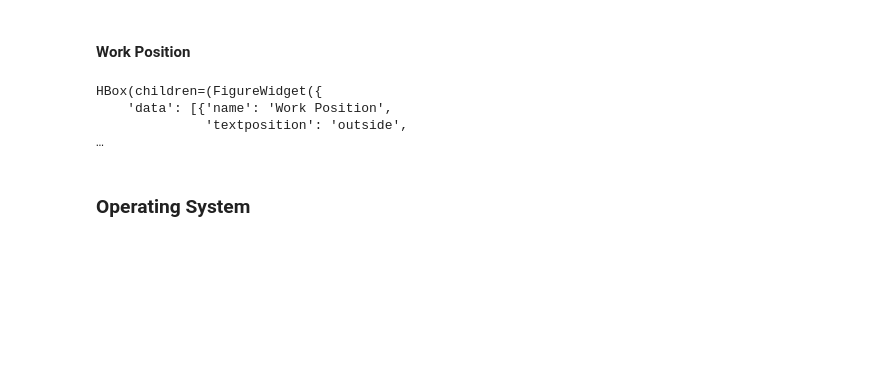
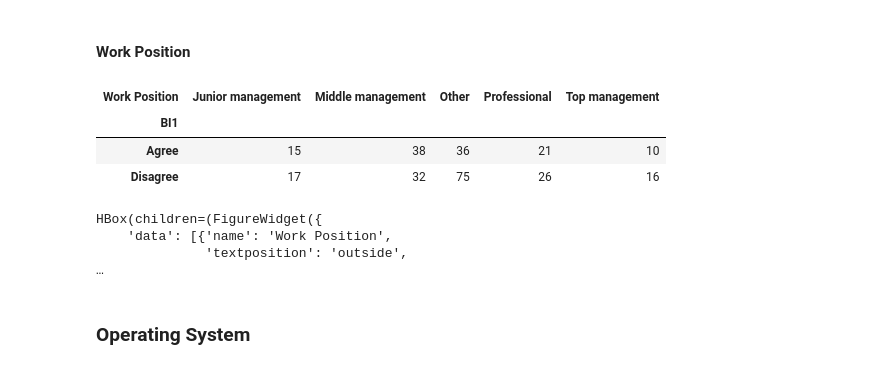
Before and after one commit to Neix20/FYP, a Jupyter notebook: Moderated Factor Analysis.ipynb, the cells around one changed output. Saved outputs shown, nothing was run; the diff lists cells and outputs as text; code cells hidden in the pictures; blank space fills up the shorter version.

```diff
--- a/Moderated Factor Analysis.ipynb
+++ b/Moderated Factor Analysis.ipynb
@@ -390,26 +388,33 @@ col = "Work Position"
 # %%
 fig_arr = []
 
 tmp_df = pd.DataFrame(mod_fac_df[col].value_counts()).T
 tmp_df = tmp_df[index_dict[col]]
 tmp_df.iloc[0, :] = tmp_df.iloc[0, :] / tmp_df.iloc[0, :].sum() * 100.0
 fig_arr.append(show_bar_graph_percentage(tmp_df.iloc[:, :-1], "", col, "", "Percentage"))
 
-tmp_df = all_df.loc[:, [col, "In the next six months, do you plan to purchase anything using the E-payment mode?"]]
+tmp_df = all_df.loc[:, [col]]
+tmp_df["BI1"] = all_df.loc[:, "BI1"]
+tmp_df["BI1"] = tmp_df["BI1"].map(lambda x : "Agree" if x > 3 else "Disagree")
 
 tmp_df = pd.crosstab(tmp_df.iloc[:, 1], tmp_df.iloc[:, 0])
+display(tmp_df)
 
 # for tmp_col in tmp_df.columns:
 #     tmp_df[tmp_col] = tmp_df[tmp_col] / tmp_df[tmp_col].sum() * 100.0
 
 tmp_df = tmp_df[index_dict[col]]
 
 fig_arr.append(show_bar_graph(tmp_df.iloc[:, :-1], "", col, "Intention?", "Count"))
 
 h_arr = [go.FigureWidget(fig) for fig in fig_arr]
 
 ipw.HBox(h_arr)
 # %% [output]
+| Work Position | Junior management | Middle management | Other | Professional | Top management |
+| BI1 |  |  |  |  |  |
+| Agree | 15 | 38 | 36 | 21 | 10 |
+| Disagree | 17 | 32 | 75 | 26 | 16 |
 HBox(children=(FigureWidget({
     'data': [{'name': 'Work Position',
               'textposition': 'outside',
```
Also changed, not shown: parts of 7 cells of this notebook, 23 other files.
